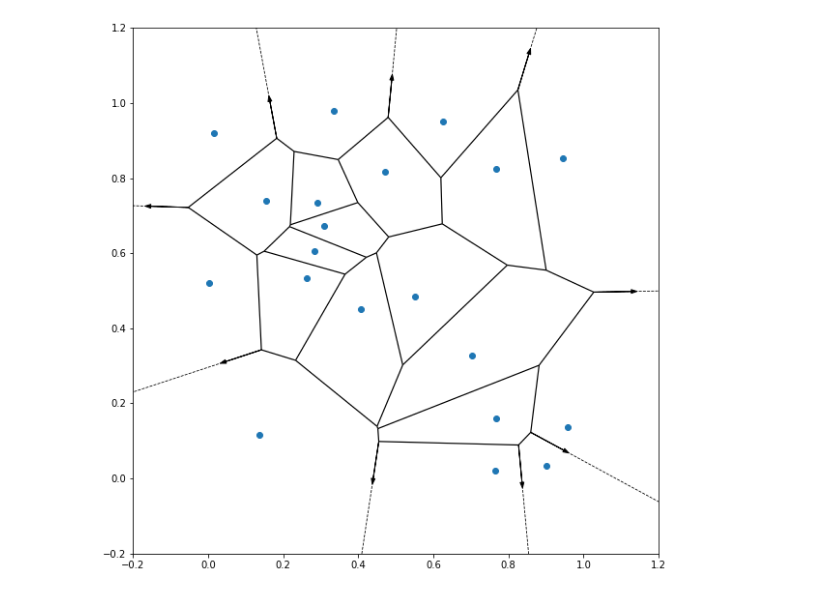
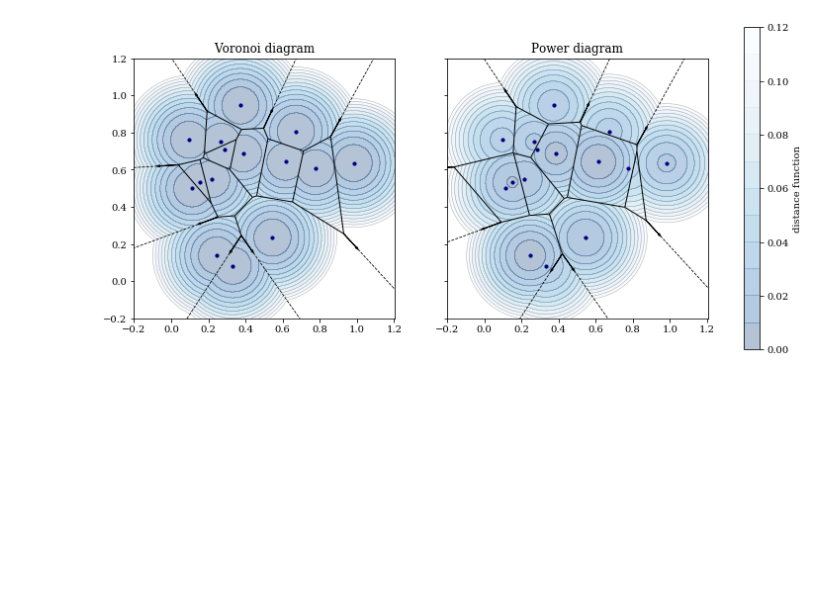
Before and after one commit to jhidding/adhesion-example, a Jupyter notebook: notebook/Voronoi.ipynb, the cells around one changed output. Saved outputs shown, nothing was run; the diff lists cells and outputs as text; code cells hidden in the pictures; blank space fills up the shorter version.

Commit message:
complete Voronoi plotting

```diff
--- a/notebook/Voronoi.ipynb
+++ b/notebook/Voronoi.ipynb
@@ -5,5 +79,6 @@ from scipy.spatial import ConvexHull
 # %%
-seed = 12
+seed = 19
 np.random.seed(seed)
-X = np.random.uniform(0, 1, (20, 2))
-V = np.c_[X, (X**2).sum(axis=1)[:,None]]
+N = 15
+X = np.random.uniform(0, 1, (N, 2))
+G = np.mgrid[-0.2:1.21:0.005,-0.2:1.21:0.005]
@@ -106,10 +85,40 @@ def plot_power_diagram(ch, valid, ax=None, inf_scale=10, linewidth=1.0, **kwargs
-# %%
-fig, ax = plt.subplots(1, 1, figsize=(10, 10), subplot_kw={ 'aspect': 1.0 })
-# plot_regular_triangulation(ch, valid, ax, color='#cccccc', zorder=1)
-ax.scatter(ch.points[:,0], ch.points[:,1])
-plot_power_diagram(ch, valid, ax, color='black', zorder=10, linewidth=1.0)
-ax.set_xlim(-0.2, 1.2)
-ax.set_ylim(-0.2, 1.2)
-plt.show()
-# %% [output]
-[figure, removed]
+# %%
+V1 = np.c_[X, (X**2).sum(axis=1)[:,None]]
+ch1 = ConvexHull(V1)
+valid1 = np.where(np.dot(ch1.equations[:,0:3], [0, 0, -1]) > 0.00001)[0]
+Z1 = ((G.transpose([1,2,0])[:,:,None,:] - X[None,None,:,:])**2).sum(axis=3).min(axis=2)
+# %%
+m = 0.015
+np.random.seed(10)
+phi = m * np.random.rayleigh(1.0, N)
+
+V2 = np.c_[X, ((X**2).sum(axis=1) + phi)[:,None]]
+ch2 = ConvexHull(V2)
+valid2 = np.where(np.dot(ch2.equations[:,0:3], [0, 0, -1]) > 0.00001)[0]
+Z2 = (((G.transpose([1,2,0])[:,:,None,:] - X[None,None,:,:])**2).sum(axis=3) + phi[None, None, :]).min(axis=2)
+# %%
+plt.rcParams['font.family'] = 'serif'
+fig, ax = plt.subplots(1, 2, sharey=True, figsize=(13, 6), subplot_kw={ 'aspect': 1 })
+
+pos_ctrs = np.linspace(0, 0.12, 13)
+ctrs = ax[0].contourf(G[0], G[1], Z1, pos_ctrs, alpha=0.3, cmap='Blues_r')
+ax[0].contour(G[0], G[1], Z1, pos_ctrs, alpha=0.3, colors='black', linewidths=0.5)
+ax[0].scatter(X[:,0], X[:,1], color='navy', s=10)
+plot_power_diagram(ch1, valid1, ax[0], color='black', zorder=10, linewidth=1.0)
+
+# pos_ctrs = np.linspace(0, 0.2, 15)
+ax[1].contourf(G[0], G[1], Z2, pos_ctrs, alpha=0.3, cmap='Blues_r')
+ax[1].contour(G[0], G[1], Z2, pos_ctrs, alpha=0.3, colors='black', linewidths=0.5)
+ax[1].scatter(X[:,0], X[:,1], color='navy', s=10)
+plot_power_diagram(ch2, valid2, ax[1], color='black', zorder=10, linewidth=1.0)
+
+ax[0].set_ylim(-0.2, 1.2)
+ax[1].set_ylim(-0.2, 1.2)
+
+ax[0].set_title("Voronoi diagram")
+ax[1].set_title("Power diagram")
+fig.colorbar(ctrs, label='distance function', ax=ax)
+fig.savefig("power-diagram.pdf", bbox_inches='tight')
+plt.show()
+# %% [output]
+[figure, added]
```
Also changed, not shown: parts of 11 cells of this notebook.
